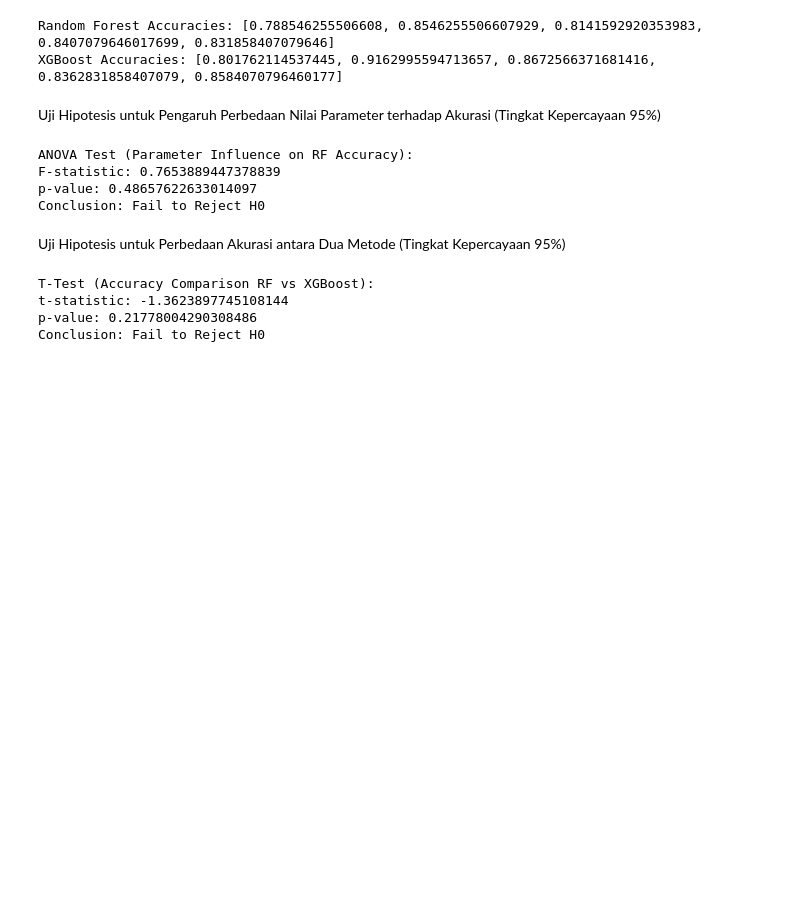
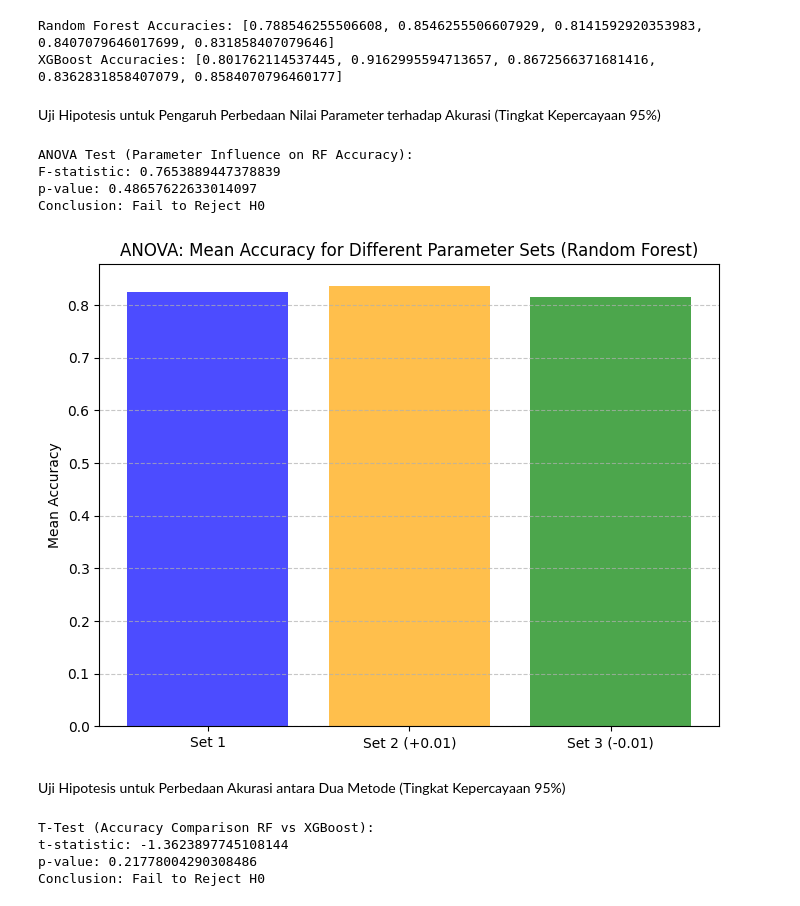
Before and after one commit to rayhanegar/si-b-project, a Jupyter notebook: notebooks/uji-hipotesis.ipynb, the cells around one changed output. Saved outputs shown, nothing was run; the diff lists cells and outputs as text; code cells hidden in the pictures; blank space fills up the shorter version.

```diff
--- a/notebooks/uji-hipotesis.ipynb
+++ b/notebooks/uji-hipotesis.ipynb
@@ -32,6 +33,18 @@ ANOVA Test (Parameter Influence on RF Accuracy):
 F-statistic: 0.7653889447378839
 p-value: 0.48657622633014097
 Conclusion: Fail to Reject H0
+# %%
+anova_means = [np.mean(group) for group in rf_grouped_accuracies]
+anova_labels = ['Set 1', 'Set 2 (+0.01)', 'Set 3 (-0.01)']
+
+plt.figure(figsize=(8, 6))
+plt.bar(anova_labels, anova_means, color=['blue', 'orange', 'green'], alpha=0.7)
+plt.title('ANOVA: Mean Accuracy for Different Parameter Sets (Random Forest)')
+plt.ylabel('Mean Accuracy')
+plt.grid(axis='y', linestyle='--', alpha=0.7)
+plt.show()
+# %% [output]
+[figure, added]
 # %% [markdown]
 Uji Hipotesis untuk Perbedaan Akurasi antara Dua Metode (Tingkat Kepercayaan 95%)
 # %%
```
Also changed, not shown: parts of 2 cells of this notebook, 2 other files.
